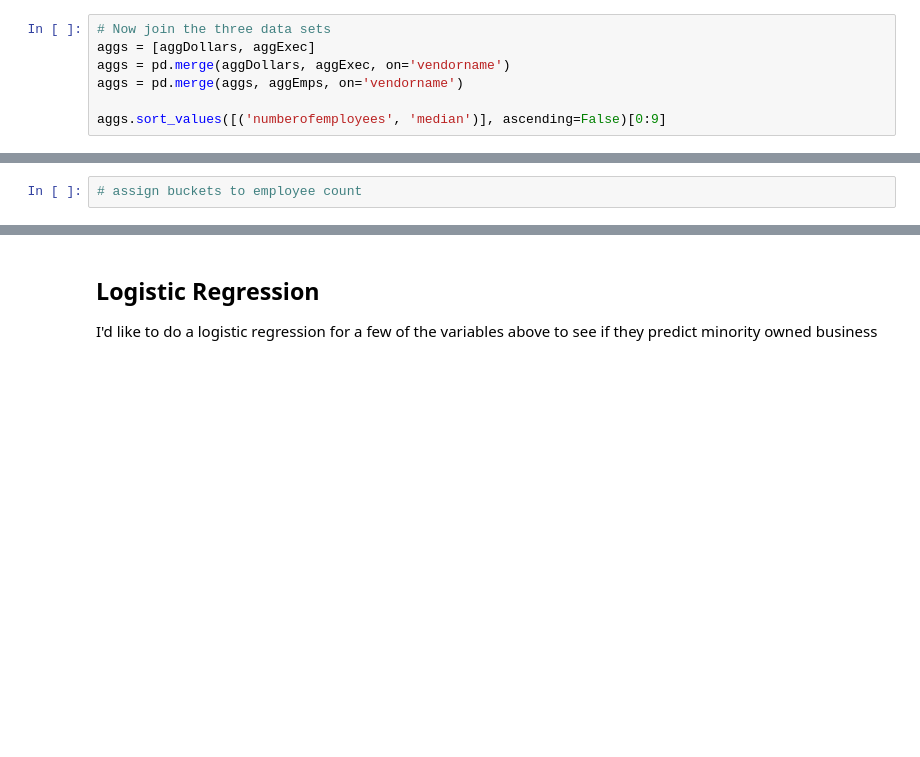
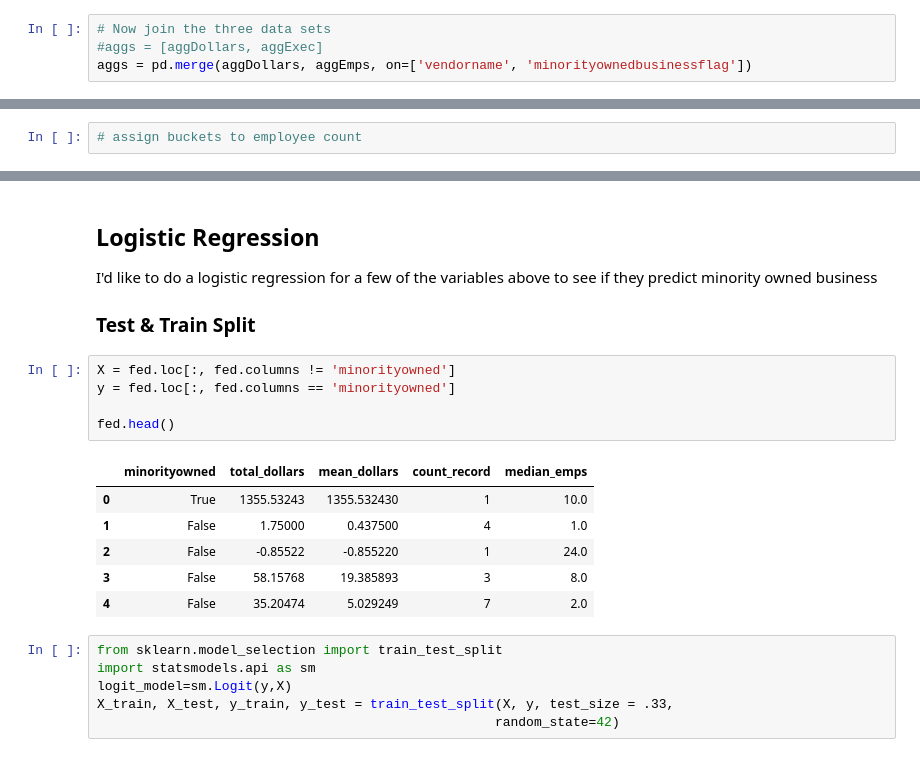
Before and after one commit to benmccary/federal_py, a Jupyter notebook: Fed Exploratory.ipynb, the cells around one changed output, grey strips where cells are left out. Drawn from its saved outputs; the diff is of its cells as text; blank space fills up the shorter version.

```diff
--- a/Fed Exploratory.ipynb
+++ b/Fed Exploratory.ipynb
@@ -163,7 +121,4 @@ aggEmps.sort_values([('vendorname')], ascending=False)[0:9]
 # %%
 # Now join the three data sets
-aggs = [aggDollars, aggExec]
-aggs = pd.merge(aggDollars, aggExec, on='vendorname')
-aggs = pd.merge(aggs, aggEmps, on='vendorname')
-
-aggs.sort_values([('numberofemployees', 'median')], ascending=False)[0:9]
+#aggs = [aggDollars, aggExec]
+aggs = pd.merge(aggDollars, aggEmps, on=['vendorname', 'minorityownedbusinessflag'])
@@ -202,3 +165,23 @@ This dataset includes zip codes and address, but that's not good as a categorica
 ## Logistic Regression
 
 I'd like to do a logistic regression for a few of the variables above to see if they predict minority owned business
+
+### Test & Train Split
+# %%
+X = fed.loc[:, fed.columns != 'minorityowned']
+y = fed.loc[:, fed.columns == 'minorityowned']
+
+fed.head()
+# %% [output]
+|  | minorityowned | total_dollars | mean_dollars | count_record | median_emps |
+| 0 | True | 1355.53243 | 1355.532430 | 1 | 10.0 |
+| 1 | False | 1.75000 | 0.437500 | 4 | 1.0 |
+| 2 | False | -0.85522 | -0.855220 | 1 | 24.0 |
+| 3 | False | 58.15768 | 19.385893 | 3 | 8.0 |
+| 4 | False | 35.20474 | 5.029249 | 7 | 2.0 |
+# %%
+from sklearn.model_selection import train_test_split
+import statsmodels.api as sm
+logit_model=sm.Logit(y,X)
+X_train, X_test, y_train, y_test = train_test_split(X, y, test_size = .33,
+                                                   random_state=42)
```
Also changed, not shown: parts of 16 cells of this notebook, 2 other files.
